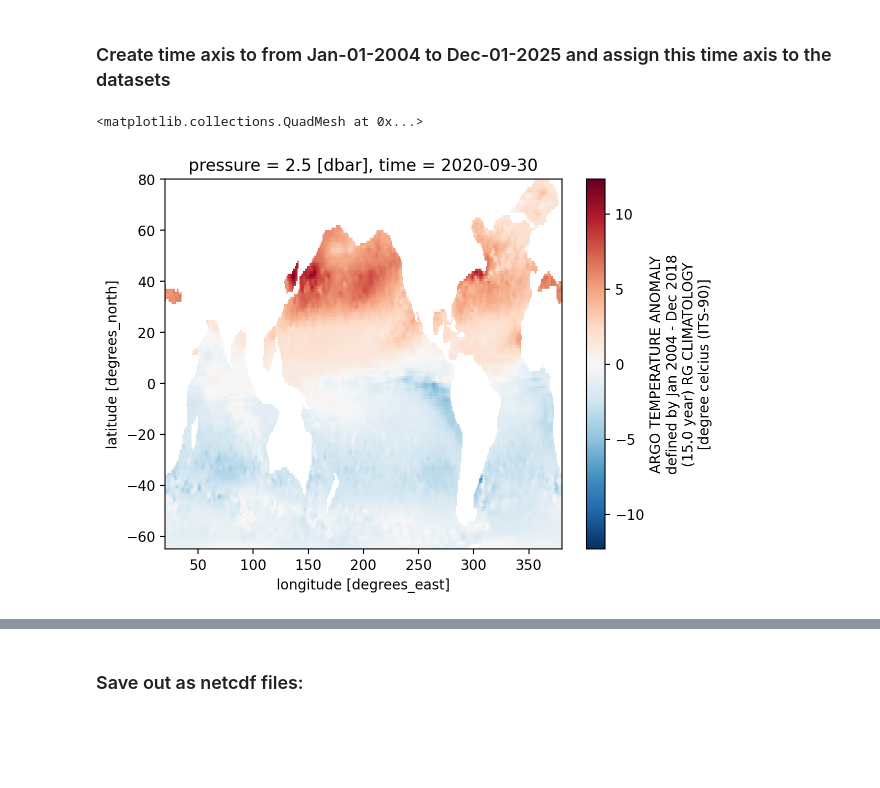
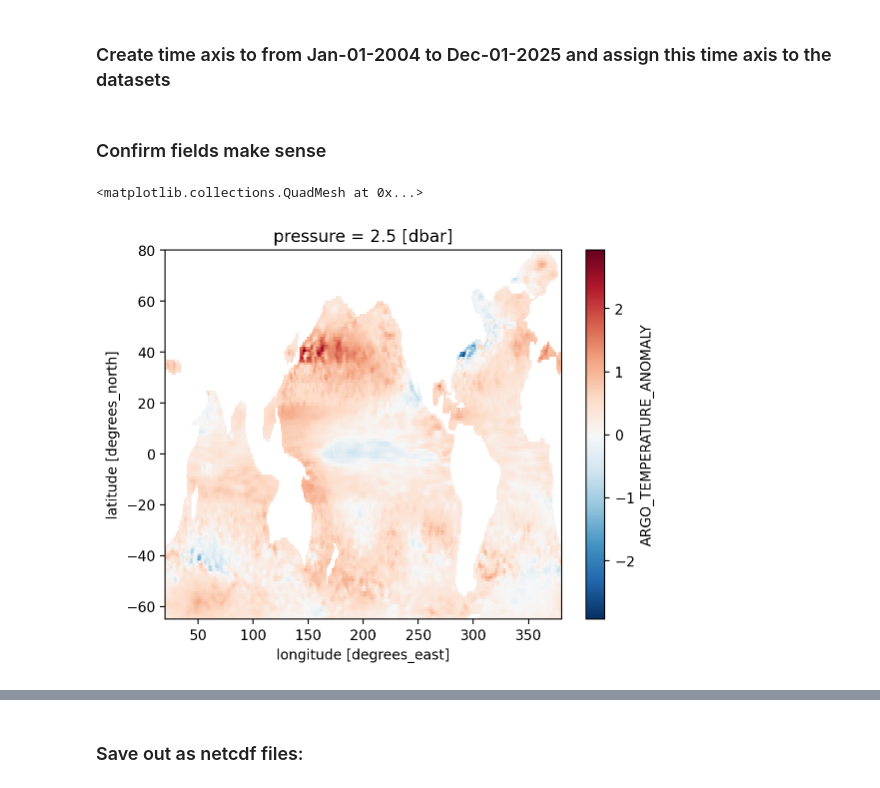
Before and after one commit to James-Milward/BAMS, a Jupyter notebook: BAMS_2025/ML_RG_Argo_Preprocessing_BAMS2025.ipynb, the cells around one changed output, grey strips where cells are left out. Cells and saved outputs as stored; diff of their text form; code cells hidden in the pictures; blank space fills up the shorter version.

```diff
--- a/BAMS_2025/ML_RG_Argo_Preprocessing_BAMS2025.ipynb
+++ b/BAMS_2025/ML_RG_Argo_Preprocessing_BAMS2025.ipynb
@@ -209,8 +197,10 @@ time_Jan_04_Dec_25 = pd.date_range(start="2004-01-01",
 # %%
 RG_Temperature_04_25 = RG_Temperature_04_25.drop(labels="time").assign_coords({'time':time_Jan_04_Dec_25})
 RG_Salinity_04_25 = RG_Salinity_04_25.drop(labels="time").assign_coords({'time':time_Jan_04_Dec_25})
+# %% [markdown]
+### Confirm fields make sense
 # %%
-RG_Temperature_04_25.ARGO_TEMPERATURE_ANOMALY.isel(time=200,pressure=0).plot()
+RG_Temperature_04_25.ARGO_TEMPERATURE_ANOMALY.isel(pressure=0).sel(time='2025').mean('time').plot()
 # %% [output]
 <matplotlib.collections.QuadMesh at 0x...>
-[figure, old version]
+[figure, new version]
```
Also changed, not shown: parts of 9 cells of this notebook.
